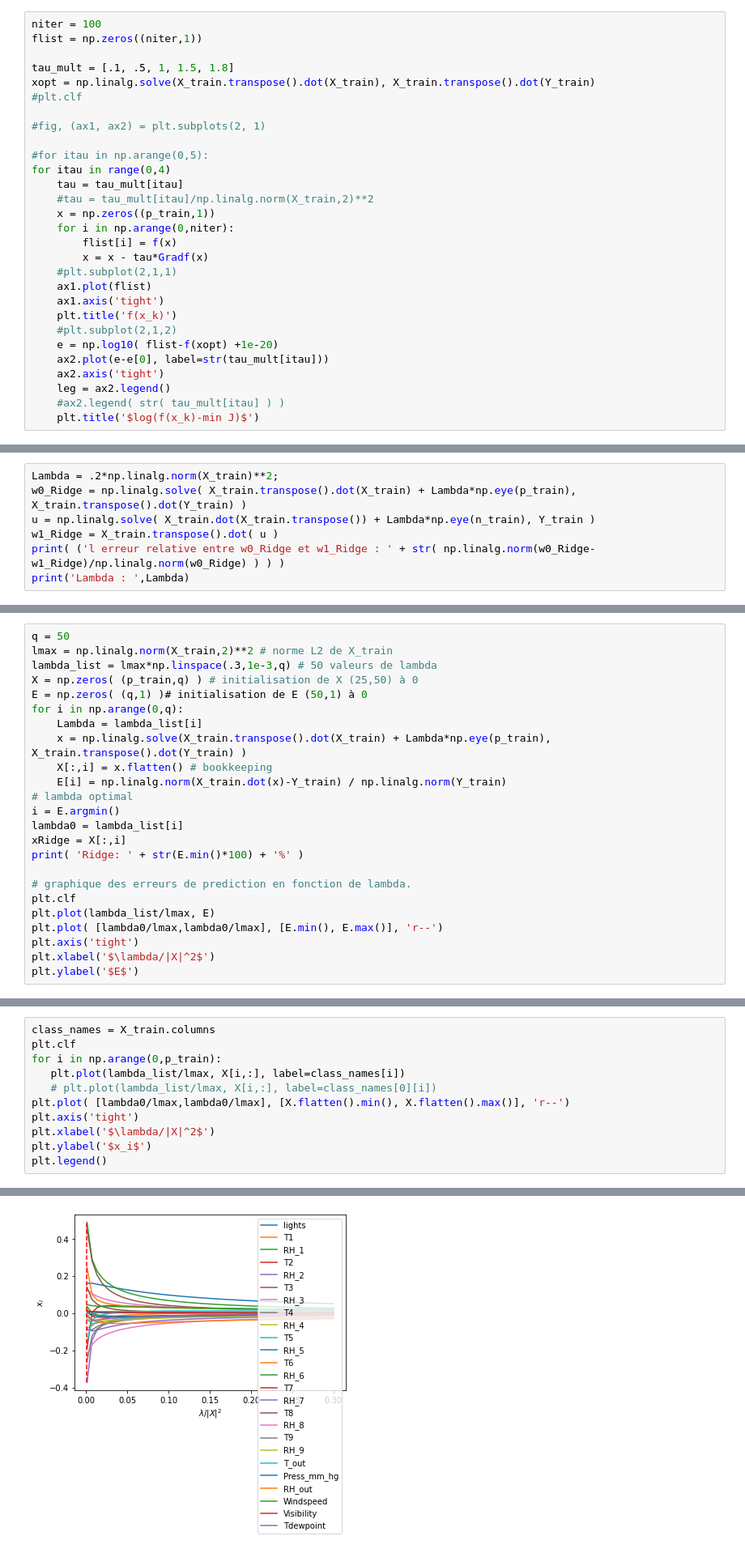
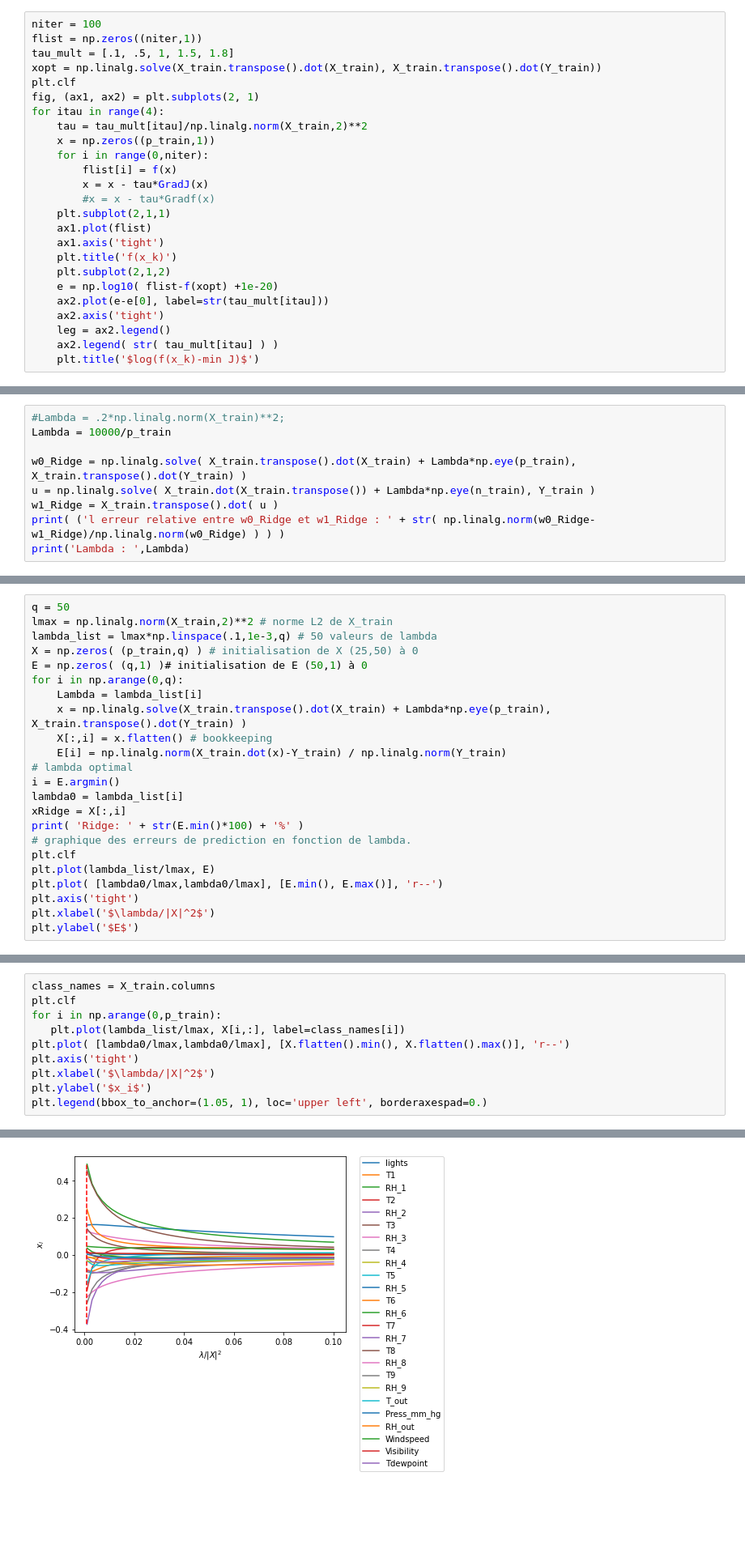
Before and after one commit to MarleneChevalier/Optimisation, a Jupyter notebook: Projet_Optimisation.ipynb, the cells around one changed output, grey strips where cells are left out. Shown at 81% size. Cells and saved outputs as stored; diff of their text form; blank space fills up the shorter version.

```diff
--- a/Projet_Optimisation.ipynb
+++ b/Projet_Optimisation.ipynb
@@ -355,30 +359,26 @@ Test pour différentes valeurs $\tau$.
 # %%
 niter = 100
 flist = np.zeros((niter,1))
-
 tau_mult = [.1, .5, 1, 1.5, 1.8]
-xopt = np.linalg.solve(X_train.transpose().dot(X_train), X_train.transpose().dot(Y_train)
-#plt.clf
-
-#fig, (ax1, ax2) = plt.subplots(2, 1)
-
-#for itau in np.arange(0,5):
-for itau in range(0,4)
-    tau = tau_mult[itau]
-    #tau = tau_mult[itau]/np.linalg.norm(X_train,2)**2
+xopt = np.linalg.solve(X_train.transpose().dot(X_train), X_train.transpose().dot(Y_train))
+plt.clf
+fig, (ax1, ax2) = plt.subplots(2, 1)
+for itau in range(4):
+    tau = tau_mult[itau]/np.linalg.norm(X_train,2)**2
     x = np.zeros((p_train,1))
-    for i in np.arange(0,niter):
+    for i in range(0,niter):
         flist[i] = f(x)
-        x = x - tau*Gradf(x)
-    #plt.subplot(2,1,1)
+        x = x - tau*GradJ(x)
+        #x = x - tau*Gradf(x)
+    plt.subplot(2,1,1)
     ax1.plot(flist)
     ax1.axis('tight')
     plt.title('f(x_k)')
-    #plt.subplot(2,1,2)
+    plt.subplot(2,1,2)
     e = np.log10( flist-f(xopt) +1e-20)
     ax2.plot(e-e[0], label=str(tau_mult[itau]))
     ax2.axis('tight')
     leg = ax2.legend()
-    #ax2.legend( str( tau_mult[itau] ) )
+    ax2.legend( str( tau_mult[itau] ) )
     plt.title('$log(f(x_k)-min J)$')
 # %% [output]
@@ -398,7 +399,9 @@ Les coefficients solution peuvent s'écrire :
   $$ w0_{Ridge} = (X^\top X + \lambda \text{Id}_p )^{-1} X^\top Y, $$
   $$ w1_{Ridge} = X^\top ( XX^\top + \lambda \text{Id}_n)^{-1} Y, $$
 # %%
-Lambda = .2*np.linalg.norm(X_train)**2;
+#Lambda = .2*np.linalg.norm(X_train)**2;
+Lambda = 10000/p_train
+
 w0_Ridge = np.linalg.solve( X_train.transpose().dot(X_train) + Lambda*np.eye(p_train), X_train.transpose().dot(Y_train) )
 u = np.linalg.solve( X_train.dot(X_train.transpose()) + Lambda*np.eye(n_train), Y_train )
 w1_Ridge = X_train.transpose().dot( u )
@@ -416,7 +419,7 @@ Voyons maintenant si on peut choisir $\lambda$ de manière optimale . Il s'agit
 # %%
 q = 50
 lmax = np.linalg.norm(X_train,2)**2 # norme L2 de X_train
-lambda_list = lmax*np.linspace(.3,1e-3,q) # 50 valeurs de lambda
+lambda_list = lmax*np.linspace(.1,1e-3,q) # 50 valeurs de lambda
 X = np.zeros( (p_train,q) ) # initialisation de X (25,50) à 0
 E = np.zeros( (q,1) )# initialisation de E (50,1) à 0
 for i in np.arange(0,q):
@@ -429,7 +432,6 @@ i = E.argmin()
 lambda0 = lambda_list[i]
 xRidge = X[:,i]
 print( 'Ridge: ' + str(E.min()*100) + '%' )
-
 # graphique des erreurs de prediction en fonction de lambda.
 plt.clf
 plt.plot(lambda_list/lmax, E)
@@ -455,17 +449,16 @@ Index(['lights', 'T1', 'RH_1', 'T2', 'RH_2', 'T3', 'RH_3', 'T4', 'RH_4', 'T5',
 # %%
 class_names = X_train.columns
 plt.clf
 for i in np.arange(0,p_train):
    plt.plot(lambda_list/lmax, X[i,:], label=class_names[i])
-   # plt.plot(lambda_list/lmax, X[i,:], label=class_names[0][i])
 plt.plot( [lambda0/lmax,lambda0/lmax], [X.flatten().min(), X.flatten().max()], 'r--')
 plt.axis('tight')
 plt.xlabel('$\lambda/|X|^2$')
 plt.ylabel('$x_i$')
-plt.legend()
+plt.legend(bbox_to_anchor=(1.05, 1), loc='upper left', borderaxespad=0.)
 # %% [output]
 <matplotlib.legend.Legend at 0x...>
-[figure, old version]
+[figure, new version]
 # %% [markdown]
 __Erreurs de prévision évaluées sur l'ensemble de test__
 # %%
```
Also changed, not shown: parts of 21 cells of this notebook.
